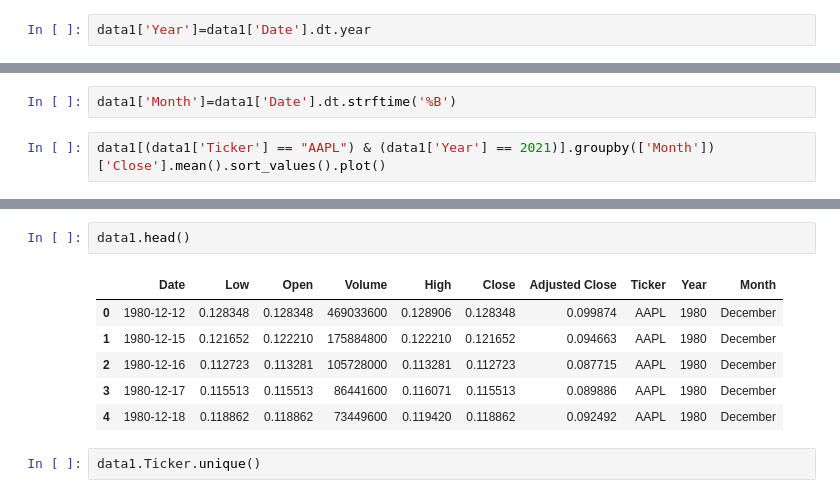
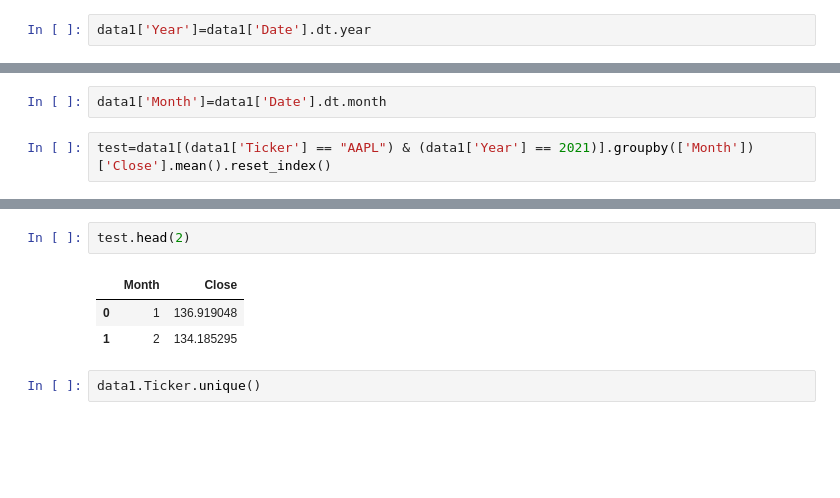
Before and after one commit to salvarenga25/StockMarket_Project, a Jupyter notebook: Stock_Analysis(Closing_Prices).ipynb, the cells around one changed output, grey strips where cells are left out. Drawn from its saved outputs; the diff is of its cells as text; blank space fills up the shorter version.

```diff
--- a/Stock_Analysis(Closing_Prices).ipynb
+++ b/Stock_Analysis(Closing_Prices).ipynb
@@ -70,4 +102,4 @@ data1['Year']=data1['Date'].dt.year
 # %%
-data1['Month']=data1['Date'].dt.strftime('%B')
+data1['Month']=data1['Date'].dt.month
 # %%
-data1[(data1['Ticker'] == "AAPL") & (data1['Year'] == 2021)].groupby(['Month'])['Close'].mean().sort_values().plot()
+test=data1[(data1['Ticker'] == "AAPL") & (data1['Year'] == 2021)].groupby(['Month'])['Close'].mean().reset_index()
@@ -77,12 +106,9 @@ data1[(data1['Ticker'] == "AAPL") & (data1['Year'] == 2021)].groupby(['Month'])[
 # %%
-data1.head()
+test.head(2)
 # %% [output]
-|  | Date | Low | Open | Volume | High | Close | Adjusted Close | Ticker | Year | Month |
-| 0 | 1980-12-12 | 0.128348 | 0.128348 | 469033600 | 0.128906 | 0.128348 | 0.099874 | AAPL | 1980 | December |
-| 1 | 1980-12-15 | 0.121652 | 0.122210 | 175884800 | 0.122210 | 0.121652 | 0.094663 | AAPL | 1980 | December |
-| 2 | 1980-12-16 | 0.112723 | 0.113281 | 105728000 | 0.113281 | 0.112723 | 0.087715 | AAPL | 1980 | December |
-| 3 | 1980-12-17 | 0.115513 | 0.115513 | 86441600 | 0.116071 | 0.115513 | 0.089886 | AAPL | 1980 | December |
-| 4 | 1980-12-18 | 0.118862 | 0.118862 | 73449600 | 0.119420 | 0.118862 | 0.092492 | AAPL | 1980 | December |
+|  | Month | Close |
+| 0 | 1 | 136.919048 |
+| 1 | 2 | 134.185295 |
 # %%
 data1.Ticker.unique()
 # %% [output]
```
Also changed, not shown: parts of 52 cells of this notebook, 1 other file.
